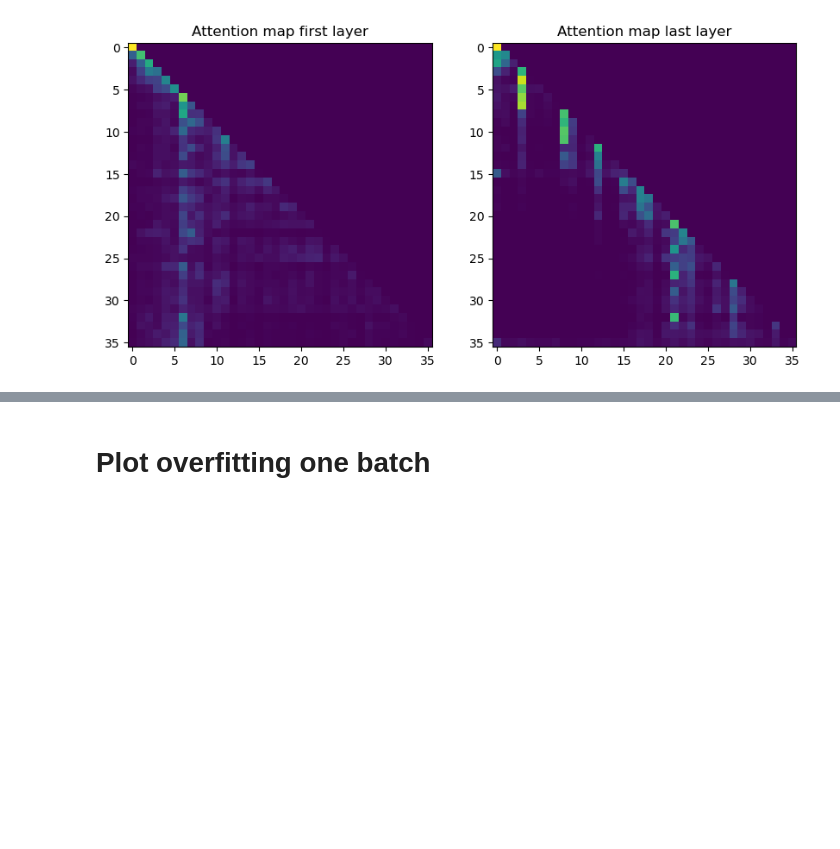
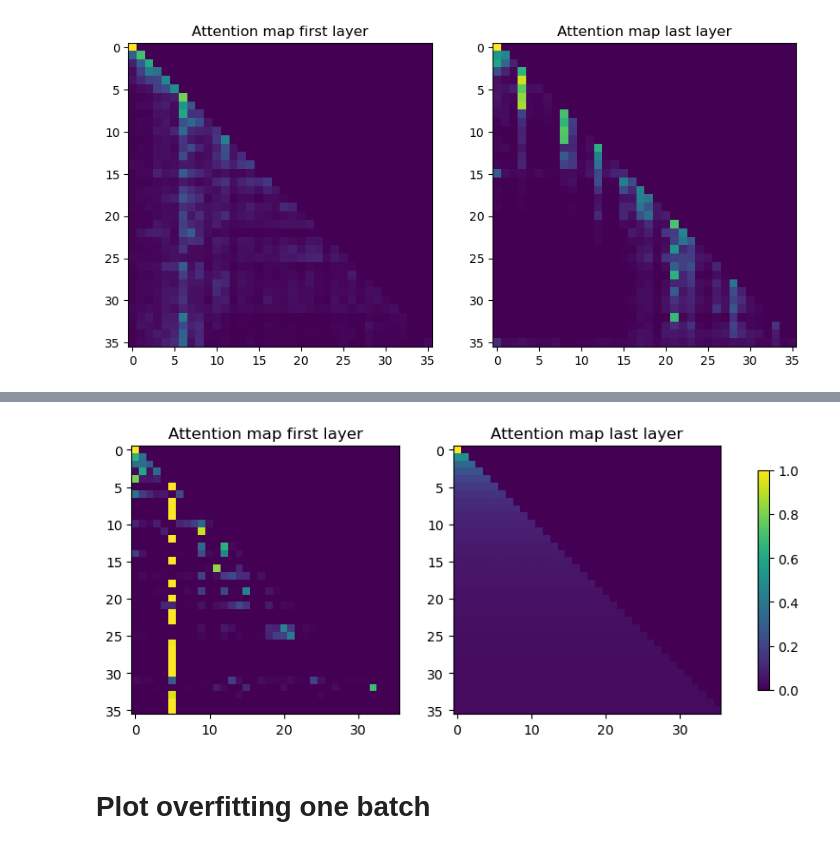
Before and after one commit to deeplearningcafe/transformer-pytorch, a Jupyter notebook: notebooks/Debug.ipynb, the cells around one changed output, grey strips where cells are left out. Saved outputs shown, nothing was run; the diff lists cells and outputs as text; code cells hidden in the pictures; blank space fills up the shorter version.

```diff
--- a/notebooks/Debug.ipynb
+++ b/notebooks/Debug.ipynb
@@ -6,6 +6,5 @@ from transformers import PreTrainedTokenizerFast
 import numpy as np
 # %%
 import omegaconf
-path = r"C:\Users\victo\Documents\DataScience\python\papers_implementation\transformer-pytorch\config.yaml"
+path = r"CONFIG-PATH"
 conf = omegaconf.OmegaConf.load(path)
-conf
@@ -136,0 +137,15 @@ plt.show()
+# %%
+import numpy as np
+np.random.seed(46)
+torch.manual_seed(46)
+
+model, tokenizer = prepare_test(conf)
+
+text = "However, we in Parliament also have a supervisory role with regard to the Commission and we do not have to agree with everything which comes out of the Commission."
+target = "Aber wir als Parlament sind auch der Kontrolleur der Kommission. Und nicht alles, was von der Kommission kommt, muß unsere Meinung sein."
+inputs = tokenizer(text, add_special_tokens=True, return_tensors="pt")
+print(inputs)
+target_tokens = tokenizer(target, add_special_tokens=True, return_tensors="pt")
+print(target_tokens["input_ids"][0][0])
+with torch.no_grad():
+    logits, loss, last_hidden_states, attentions_array = model(inputs["input_ids"], target_tokens["input_ids"], inputs["attention_mask"], target_tokens["attention_mask"], last_hidden_states=True, output_attentions=True)
@@ -137,3 +161,19 @@ plt.show()
+# %%
+import matplotlib.pyplot as plt
+import numpy as np
+
+attentions_numpy_0 = attentions_array[0][0][0].numpy()
+attentions_numpy_5 = attentions_array[-1][0][0].numpy()
+
+fig, axs = plt.subplots(1, 2, figsize=(10, 10))
+axs[0].imshow(attentions_numpy_0)
+axs[0].set_title("Attention map first layer")
+axs[1].imshow(attentions_numpy_5)
+axs[1].set_title("Attention map last layer")
+fig.colorbar(plt.cm.ScalarMappable(), ax=axs, shrink=0.3)
+plt.show()
+# %% [output]
+[figure, added]
 # %% [markdown]
 # Plot overfitting one batch
 # %%
```
Also changed, not shown: parts of 16 cells of this notebook, 5 other files.
